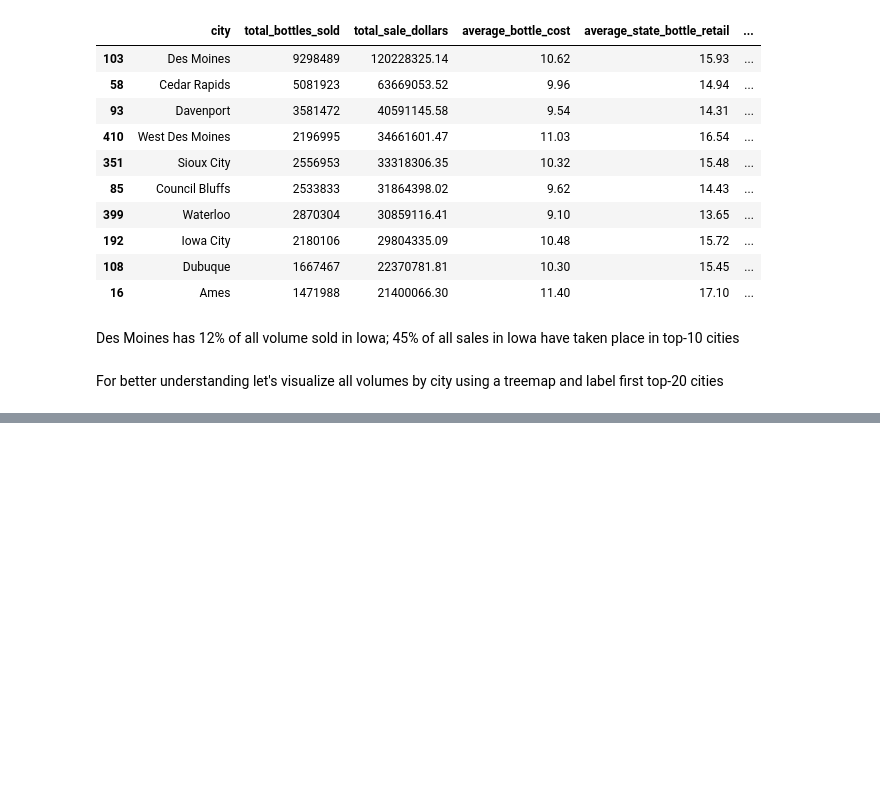
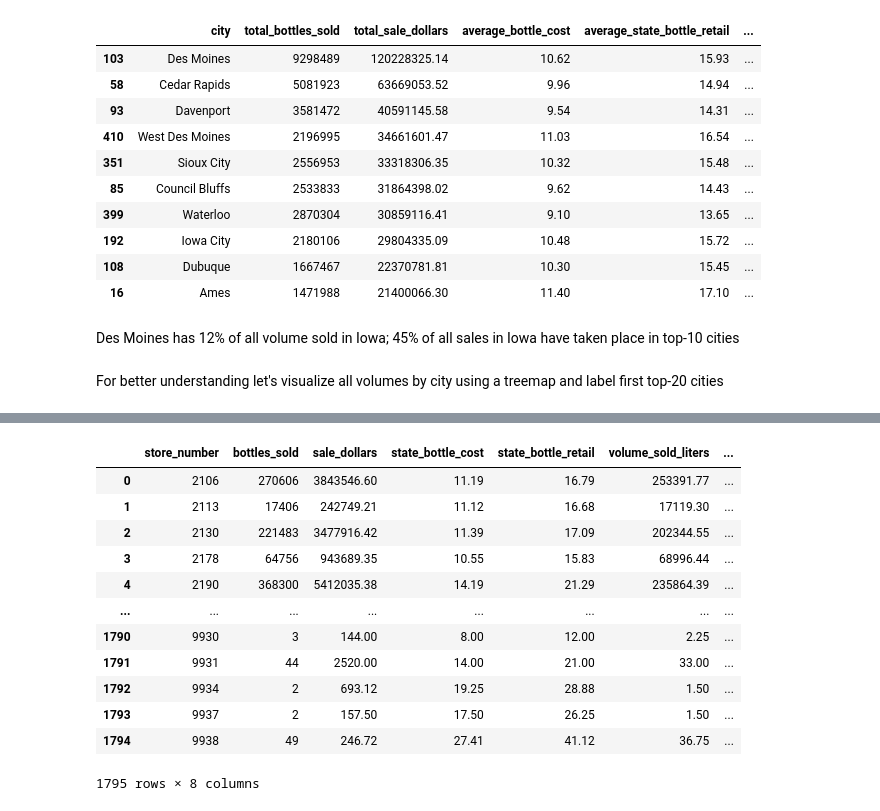
Before and after one commit to polesh21/iowa_liquor_sales, a Jupyter notebook: EDA_iowa.ipynb, the cells around one changed output, grey strips where cells are left out. Saved outputs shown, nothing was run; the diff lists cells and outputs as text; code cells hidden in the pictures; blank space fills up the shorter version.

```diff
--- a/EDA_iowa.ipynb
+++ b/EDA_iowa.ipynb
@@ -250,0 +279,4 @@ plt.show()
+# %%
+df['store_name'] = df['store_name'].str.replace('"', '', regex=False)
+stores_all_clean = pd.pivot_table(df, values=['bottles_sold','state_bottle_cost','state_bottle_retail','sale_dollars','volume_sold_liters'], index=['store_number','store_name','city'],
+                            aggfunc={'bottles_sold':np.sum, 'state_bottle_cost':np.mean, 'state_bottle_retail':np.mean, 'sale_dollars':np.sum, 'volume_sold_liters':np.sum}).reset_index()
@@ -250,0 +295,24 @@ plt.show()
+# %%
+stores_all_clean = pd.pivot_table(df, values=['bottles_sold','state_bottle_cost','state_bottle_retail','sale_dollars','volume_sold_liters'], index=['store_number'],
+                            aggfunc={'bottles_sold':np.sum, 'state_bottle_cost':np.mean, 'state_bottle_retail':np.mean, 'sale_dollars':np.sum, 'volume_sold_liters':np.sum}).reset_index()
+
+stores_dict = df[['store_number','store_name','city']]
+stores_dict = stores_dict.groupby('store_number').first().reset_index()
+
+stores_all_clean_merged = stores_all_clean.merge(stores_dict, how = 'left', on = 'store_number')
+# %%
+stores_all_clean_merged
+# %% [output]
+|  | store_number | bottles_sold | sale_dollars | state_bottle_cost | state_bottle_retail | volume_sold_liters | ... |
+| 0 | 2106 | 270606 | 3843546.60 | 11.19 | 16.79 | 253391.77 | ... |
+| 1 | 2113 | 17406 | 242749.21 | 11.12 | 16.68 | 17119.30 | ... |
+| 2 | 2130 | 221483 | 3477916.42 | 11.39 | 17.09 | 202344.55 | ... |
+| 3 | 2178 | 64756 | 943689.35 | 10.55 | 15.83 | 68996.44 | ... |
+| 4 | 2190 | 368300 | 5412035.38 | 14.19 | 21.29 | 235864.39 | ... |
+| ... | ... | ... | ... | ... | ... | ... | ... |
+| 1790 | 9930 | 3 | 144.00 | 8.00 | 12.00 | 2.25 | ... |
+| 1791 | 9931 | 44 | 2520.00 | 14.00 | 21.00 | 33.00 | ... |
+| 1792 | 9934 | 2 | 693.12 | 19.25 | 28.88 | 1.50 | ... |
+| 1793 | 9937 | 2 | 157.50 | 17.50 | 26.25 | 1.50 | ... |
+| 1794 | 9938 | 49 | 246.72 | 27.41 | 41.12 | 36.75 | ... |
+1795 rows × 8 columns
```
Also changed, not shown: parts of 17 cells of this notebook.
